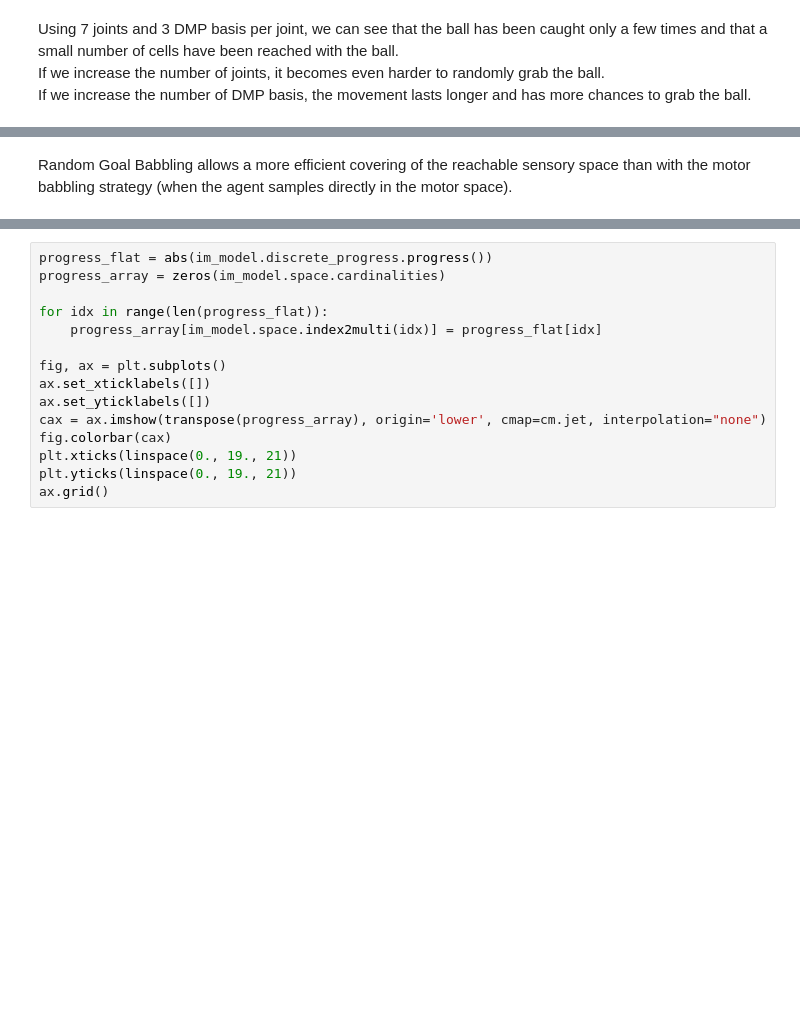
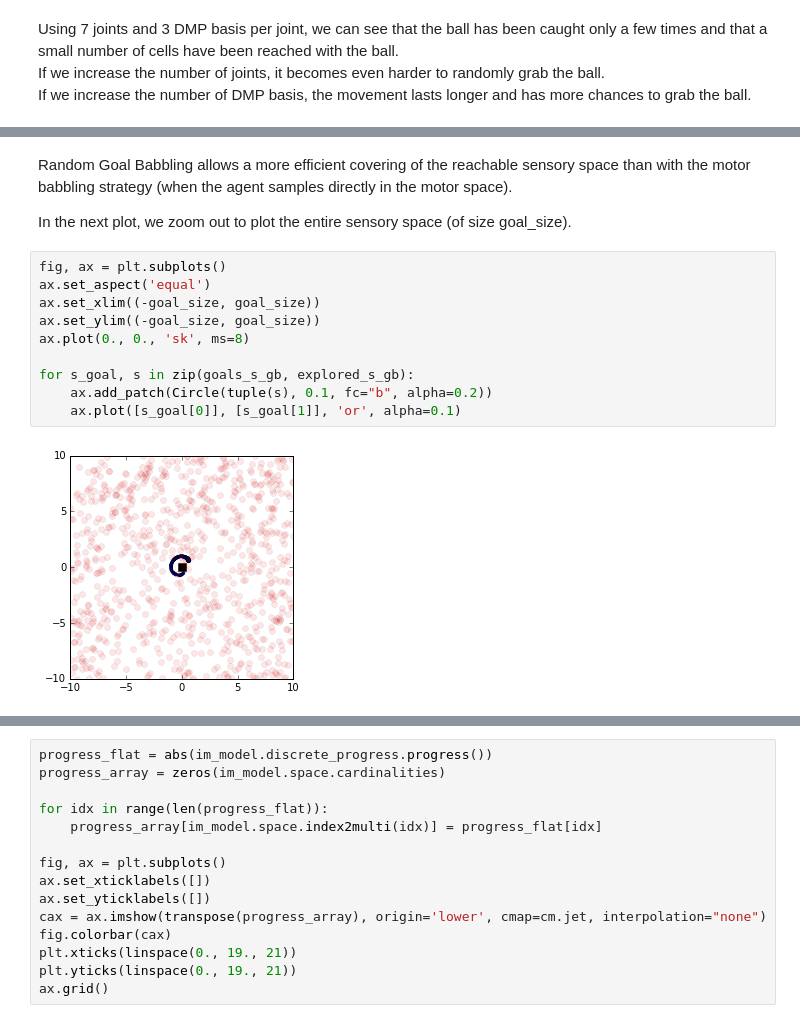
Before and after one commit to sebastien-forestier/ExplorationAlgorithms, a Jupyter notebook: main.ipynb, the cells around one changed output, grey strips where cells are left out. Drawn from its saved outputs; the diff is of its cells as text; blank space fills up the shorter version.

```diff
--- a/main.ipynb
+++ b/main.ipynb
@@ -184,5 +202,19 @@ Number of reached cells: 41
 # %% [markdown]
 Random Goal Babbling allows a more efficient covering of the reachable sensory space than with the motor babbling strategy (when the agent samples directly in the motor space).
+
+In the next plot, we zoom out to plot the entire sensory space (of size goal_size).
+# %%
+fig, ax = plt.subplots()
+ax.set_aspect('equal')
+ax.set_xlim((-goal_size, goal_size))
+ax.set_ylim((-goal_size, goal_size))
+ax.plot(0., 0., 'sk', ms=8)
+
+for s_goal, s in zip(goals_s_gb, explored_s_gb):
+    ax.add_patch(Circle(tuple(s), 0.1, fc="b", alpha=0.2))
+    ax.plot([s_goal[0]], [s_goal[1]], 'or', alpha=0.1)
+# %% [output]
+[figure, added]
 # %% [markdown]
 -------------------------------
 # IV. Active Goal Babbling
```
Also changed, not shown: parts of 24 cells of this notebook, 1 other file.
